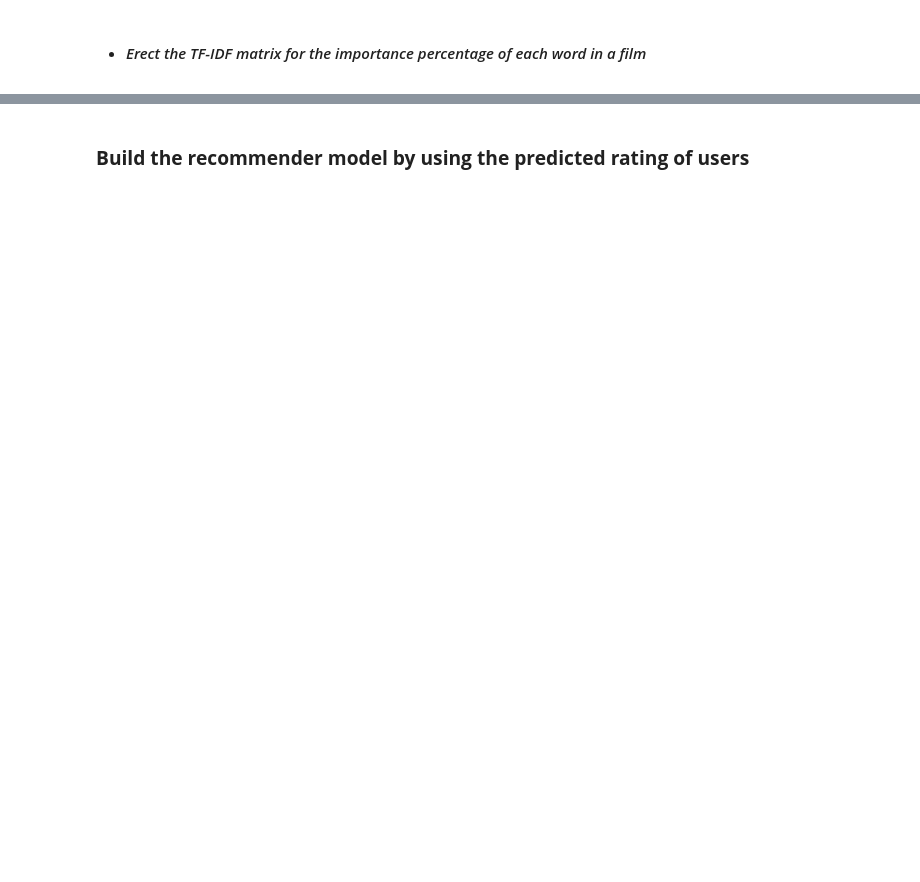
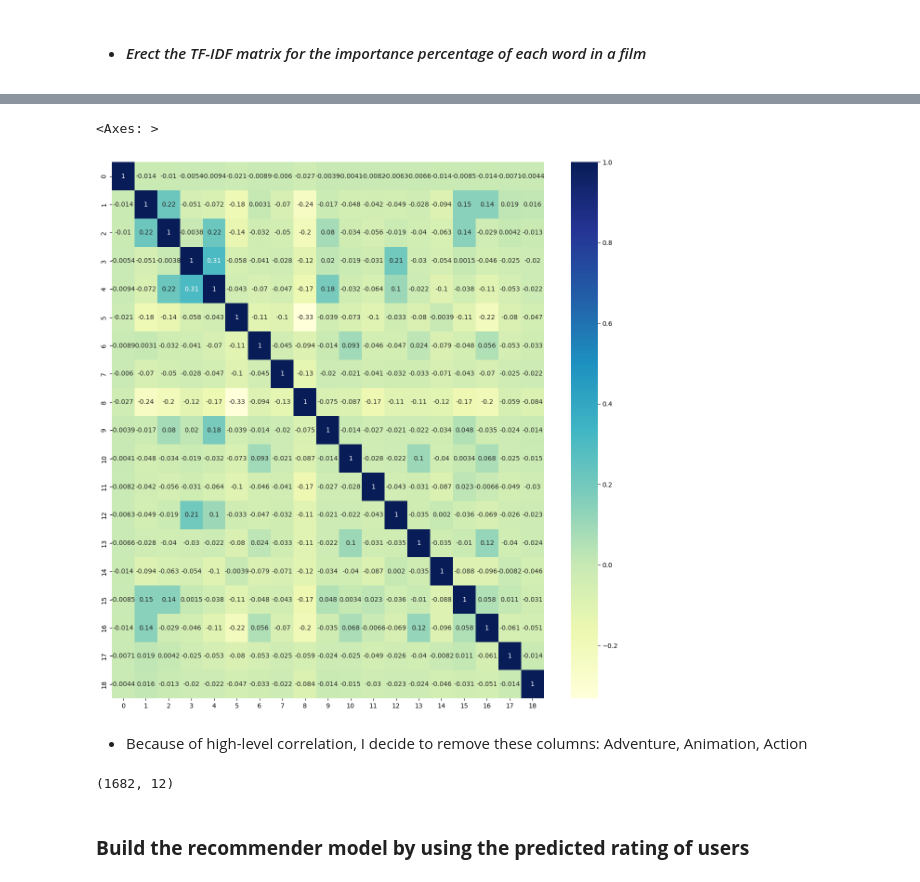
Before and after one commit to Narius2030/Recommendation-System, a Jupyter notebook: recommendsys-rating.ipynb, the cells around one changed output, grey strips where cells are left out. Drawn from its saved outputs; the diff is of its cells as text; code cells hidden in the pictures; blank space fills up the shorter version.

Commit message:
feat: alter the old removing outlier with removing correlation and svd truncated methods

```diff
--- a/recommendsys-rating.ipynb
+++ b/recommendsys-rating.ipynb
@@ -82,6 +83,6 @@ Number of items: 1682
 * #### *Mark the genres that the films belongs*
 # %%
 item_counter = items.iloc[:,5:]
-item_counter = TruncatedSVD(n_components=10).fit_transform(item_counter)
+# item_counter = TruncatedSVD(n_components=10).fit_transform(item_counter)
 item_counter
 # %% [output]
@@ -99,6 +106,6 @@ from sklearn.feature_extraction.text import TfidfTransformer
 # %%
 transformer = TfidfTransformer(smooth_idf=True, norm ='l2')
 tfidf = transformer.fit_transform(item_counter).toarray()
-# tfidf = TruncatedSVD(n_components=7).fit_transform(tfidf)
+tfidf = TruncatedSVD(n_components=10).fit_transform(tfidf)
 # %%
 print(tfidf.shape)
@@ -161,0 +128,3 @@ memory usage: 133.9 KB
+# %%
+tfidf_df = pd.DataFrame(tfidf)
+tfidf_df.head()
@@ -161,0 +138,10 @@ memory usage: 133.9 KB
+# %%
+tfidf_corr = tfidf_df.corr()
+
+plt.figure(figsize=(15,15))
+sns.heatmap(tfidf_corr, cmap="YlGnBu", annot=True)
+# %% [output]
+<Axes: >
+[figure, added]
+# %% [markdown]
+* Because of high-level correlation, I decide to remove these columns: Adventure, Animation, Action
@@ -162,3 +150,8 @@ memory usage: 133.9 KB
+# %%
+tfidf = tfidf_df.to_numpy()
+tfidf.shape
+# %% [output]
+(1682, 12)
 # %% [markdown]
 ### **Build the recommender model by using the predicted rating of users**
 # %%
```
Also changed, not shown: parts of 17 cells of this notebook, 2 other files.
